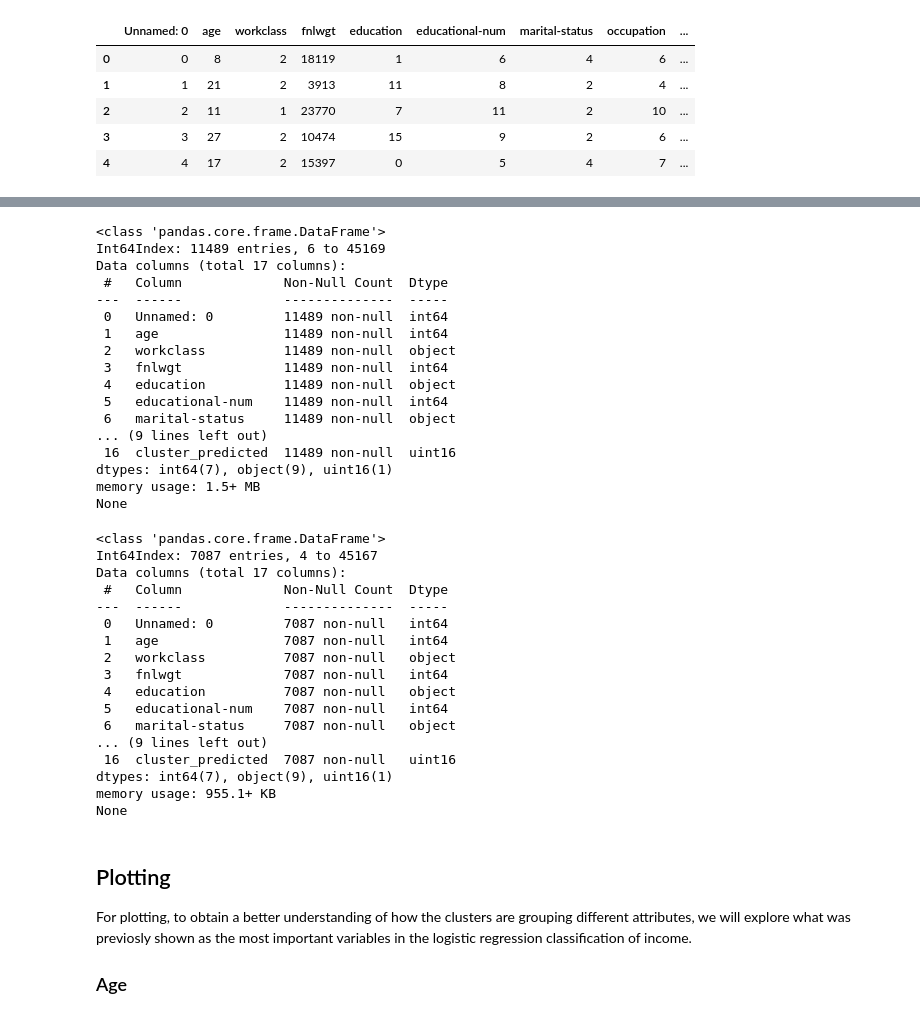
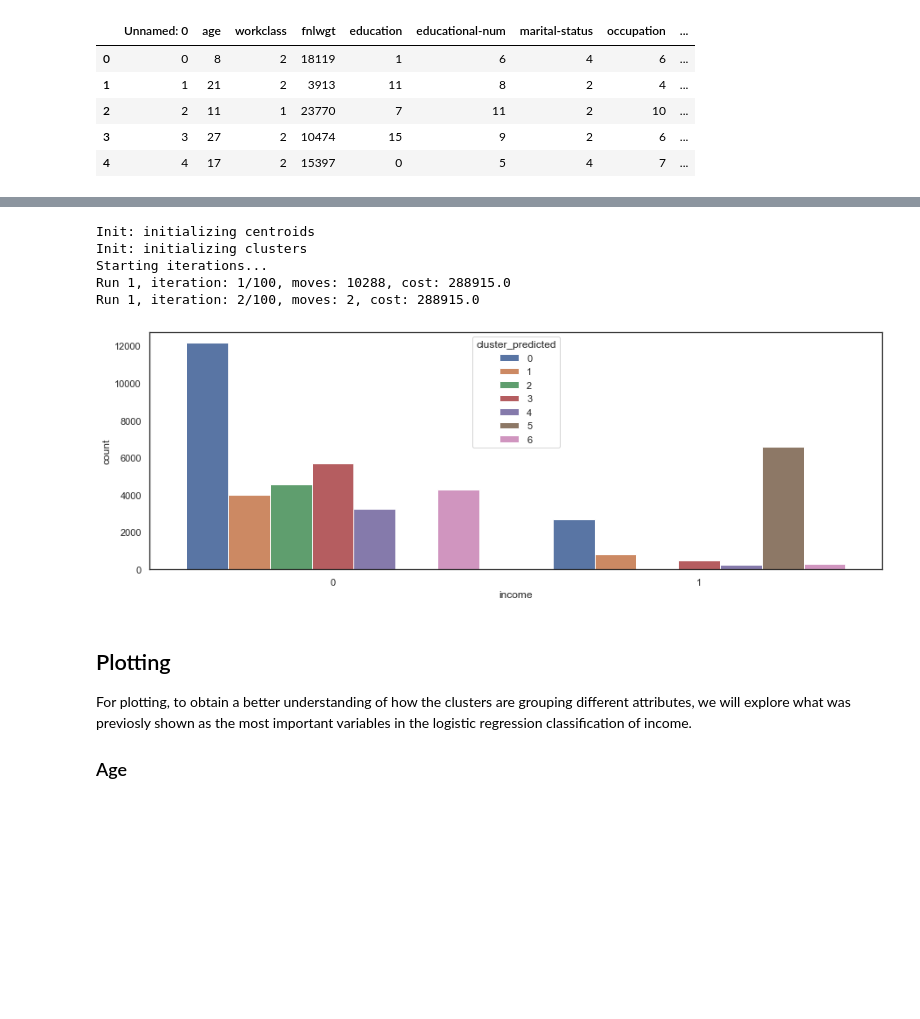
Before and after one commit to j-dominguez9/ML1_Proj1, a Jupyter notebook: Lab3/lab3 with cv.ipynb, the cells around one changed output, grey strips where cells are left out. Saved outputs shown, nothing was run; the diff lists cells and outputs as text; code cells hidden in the pictures; blank space fills up the shorter version.

```diff
--- a/Lab3/lab3 with cv.ipynb
+++ b/Lab3/lab3 with cv.ipynb
@@ -564,3 +426,0 @@ Run 1, iteration: 2/100, moves: 2, cost: 359194.0
-# %%
-#combine predictions with original DF
-X = df_clean.copy().reset_index()
@@ -605,45 +427,26 @@ memory usage: 3.5+ MB
-# %%
-#11.5k observations
-print(cluster_1.info())
-# %% [output]
-<class 'pandas.core.frame.DataFrame'>
-Int64Index: 11489 entries, 6 to 45169
-Data columns (total 17 columns):
- #   Column             Non-Null Count  Dtype
----  ------             --------------  -----
- 0   Unnamed: 0         11489 non-null  int64
- 1   age                11489 non-null  int64
- 2   workclass          11489 non-null  object
- 3   fnlwgt             11489 non-null  int64
- 4   education          11489 non-null  object
- 5   educational-num    11489 non-null  int64
- 6   marital-status     11489 non-null  object
-... (9 lines left out)
- 16  cluster_predicted  11489 non-null  uint16
-dtypes: int64(7), object(9), uint16(1)
-memory usage: 1.5+ MB
-None
-# %%
-#7k observations
-print(cluster_2.info())
-# %% [output]
-<class 'pandas.core.frame.DataFrame'>
-Int64Index: 7087 entries, 4 to 45167
-Data columns (total 17 columns):
- #   Column             Non-Null Count  Dtype
----  ------             --------------  -----
- 0   Unnamed: 0         7087 non-null   int64
- 1   age                7087 non-null   int64
- 2   workclass          7087 non-null   object
- 3   fnlwgt             7087 non-null   int64
- 4   education          7087 non-null   object
- 5   educational-num    7087 non-null   int64
- 6   marital-status     7087 non-null   object
-... (9 lines left out)
- 16  cluster_predicted  7087 non-null   uint16
-dtypes: int64(7), object(9), uint16(1)
-memory usage: 955.1+ KB
-None
+# %%
+#KModes Cluster 2
+km_huang = KModes(n_clusters = 7, init = "Huang", n_init = 1, verbose = 1, random_state=kmodes_seed)
+fitClusters_huang = km_huang.fit_predict(X)
+clusterCentroidsDf = pd.DataFrame(km_huang.cluster_centroids_)
+clusterCentroidsDf.columns = X.columns
+
+#combine predictions with original DF
+clustersDf = pd.DataFrame(fitClusters_huang)
+clustersDf.columns = ['cluster_predicted']
+combinedDfhuang = pd.concat([X, clustersDf], axis = 1).reset_index()
+combinedDfhuang = combinedDfhuang.drop(['index', 'Unnamed: 0'], axis = 1)
+
+plt.subplots(figsize = (15,5))
+sns.countplot(x=combinedDfhuang['income'],order=combinedDfhuang['income'].value_counts().index,hue=combinedDfhuang['cluster_predicted'])
+plt.show()
+# %% [output]
+Init: initializing centroids
+Init: initializing clusters
+Starting iterations...
+Run 1, iteration: 1/100, moves: 10288, cost: 288915.0
+Run 1, iteration: 2/100, moves: 2, cost: 288915.0
+[figure, added]
 # %% [markdown]
 ## Plotting
 
```
Also changed, not shown: parts of 53 cells of this notebook.
